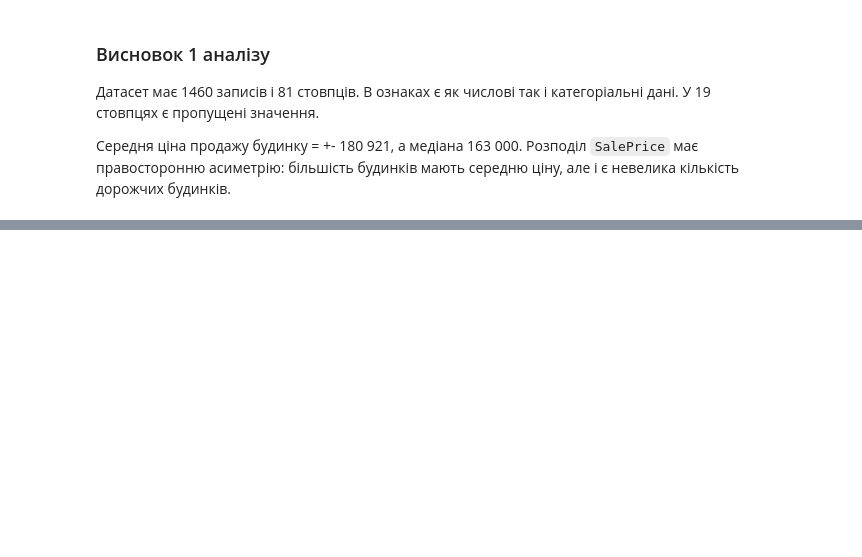
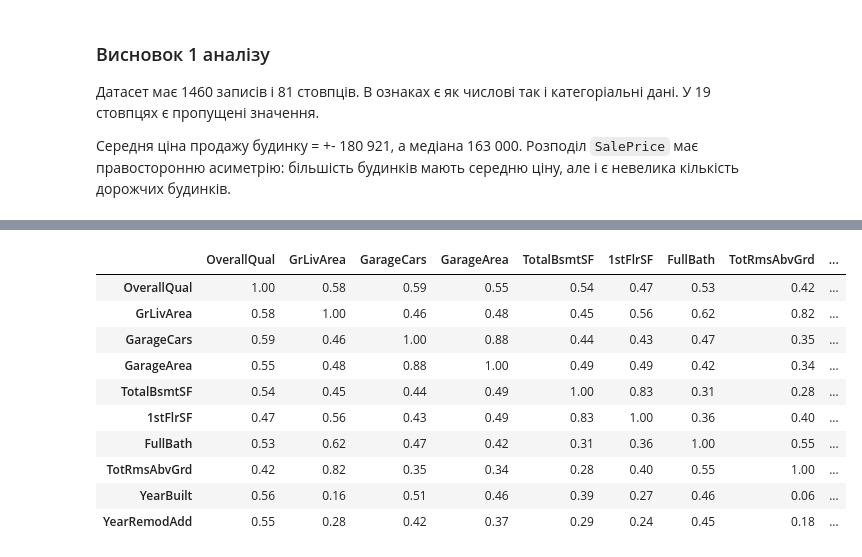
Before and after one commit to DianaTsiurpita/machine-learning, a Jupyter notebook: ML_1_Цюрпіта_Діана.ipynb, the cells around one changed output, grey strips where cells are left out. Saved outputs shown, nothing was run; the diff lists cells and outputs as text; code cells hidden in the pictures; blank space fills up the shorter version.

Commit message:
Доданий відбір ознак і попередню обробку даних

```diff
--- a/ML_1_Цюрпіта_Діана.ipynb
+++ b/ML_1_Цюрпіта_Діана.ipynb
@@ -139,0 +178,26 @@ plt.show()
+# %%
+# Імпорт функції для розбиття даних
+from sklearn.model_selection import train_test_split
+
+# Відокремлюю ознаки від цільової змінної
+X = df.drop(columns=["SalePrice"])
+y = df["SalePrice"]
+
+# Спочатку виділила 70% даних для Train
+# потім 30% буде поділена між Validation і Test
+X_train, X_temp, y_train, y_temp = train_test_split(
+    X, y,
+    test_size=0.30,
+    random_state=42
+)
+
+# Ділимю іншні дані порівну: 15% Validation і 15% Test
+X_val, X_test, y_val, y_test = train_test_split(
+    X_temp, y_temp,
+    test_size=0.50,
+    random_state=42
+)
+
+print("Train:", X_train.shape, y_train.shape)
+print("Validation:", X_val.shape, y_val.shape)
+print("Test:", X_test.shape, y_test.shape)
@@ -139,0 +250,31 @@ plt.show()
+# %%
+# Вибрала числові ознаки з більшою кореляцією з SalePrice
+selected_numeric = [
+    "OverallQual",
+    "GrLivArea",
+    "GarageCars",
+    "GarageArea",
+    "TotalBsmtSF",
+    "1stFlrSF",
+    "FullBath",
+    "TotRmsAbvGrd",
+    "YearBuilt",
+    "YearRemodAdd"
+]
+
+# Обчислюється кореляція між вибраними ознаками тільки на Train
+feature_corr = X_train[selected_numeric].corr()
+
+feature_corr.round(2)
+# %% [output]
+|  | OverallQual | GrLivArea | GarageCars | GarageArea | TotalBsmtSF | 1stFlrSF | FullBath | TotRmsAbvGrd | ... |
+| OverallQual | 1.00 | 0.58 | 0.59 | 0.55 | 0.54 | 0.47 | 0.53 | 0.42 | ... |
+| GrLivArea | 0.58 | 1.00 | 0.46 | 0.48 | 0.45 | 0.56 | 0.62 | 0.82 | ... |
+| GarageCars | 0.59 | 0.46 | 1.00 | 0.88 | 0.44 | 0.43 | 0.47 | 0.35 | ... |
+| GarageArea | 0.55 | 0.48 | 0.88 | 1.00 | 0.49 | 0.49 | 0.42 | 0.34 | ... |
+| TotalBsmtSF | 0.54 | 0.45 | 0.44 | 0.49 | 1.00 | 0.83 | 0.31 | 0.28 | ... |
+| 1stFlrSF | 0.47 | 0.56 | 0.43 | 0.49 | 0.83 | 1.00 | 0.36 | 0.40 | ... |
+| FullBath | 0.53 | 0.62 | 0.47 | 0.42 | 0.31 | 0.36 | 1.00 | 0.55 | ... |
+| TotRmsAbvGrd | 0.42 | 0.82 | 0.35 | 0.34 | 0.28 | 0.40 | 0.55 | 1.00 | ... |
+| YearBuilt | 0.56 | 0.16 | 0.51 | 0.46 | 0.39 | 0.27 | 0.46 | 0.06 | ... |
+| YearRemodAdd | 0.55 | 0.28 | 0.42 | 0.37 | 0.29 | 0.24 | 0.45 | 0.18 | ... |
```
Also changed, not shown: parts of 18 cells of this notebook.
